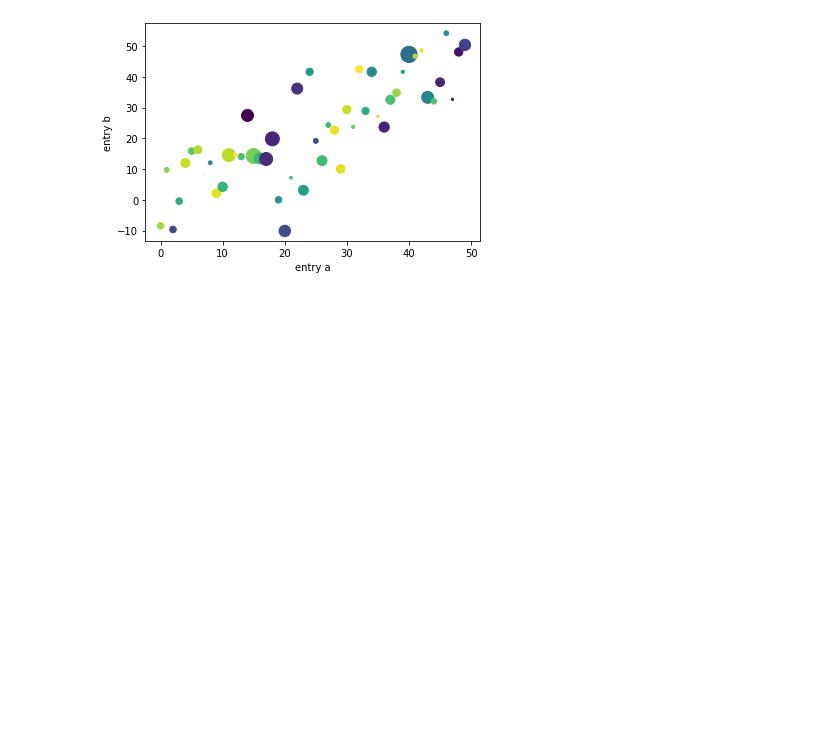
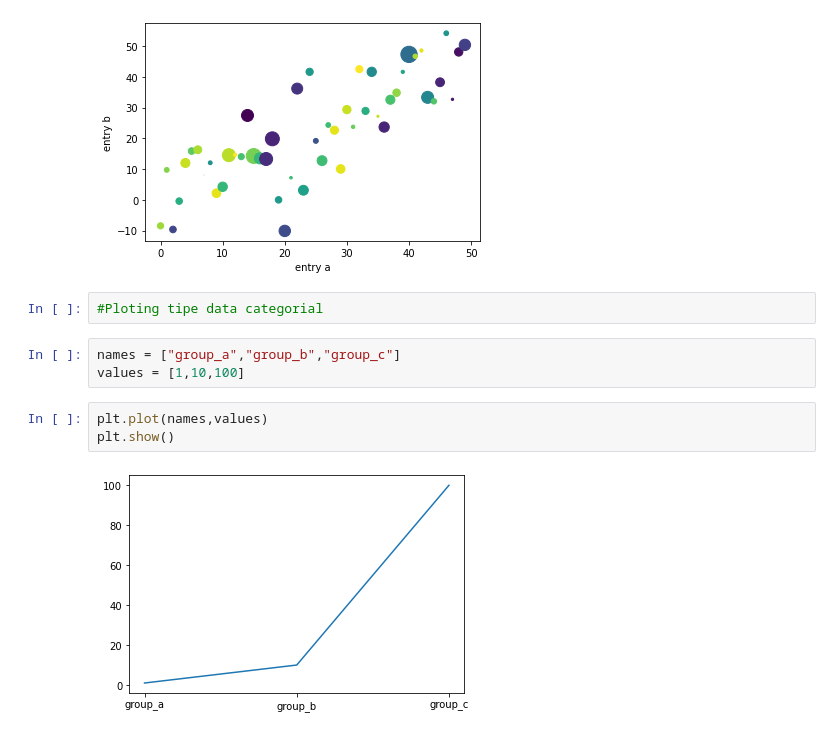
Before and after one commit to AxelChristian/matplotlib, a Jupyter notebook: 02_Pengenalan_pyplot.ipynb, the cells around one changed output. Saved outputs shown, nothing was run; the diff lists cells and outputs as text; blank space fills up the shorter version.

```diff
--- a/02_Pengenalan_pyplot.ipynb
+++ b/02_Pengenalan_pyplot.ipynb
@@ -100,3 +100,13 @@ plt.ylabel("entry b")
 plt.show()
 # %% [output]
 [figure]
+# %%
+#Ploting tipe data categorial
+# %%
+names = ["group_a","group_b","group_c"]
+values = [1,10,100]
+# %%
+plt.plot(names,values)
+plt.show()
+# %% [output]
+[figure, added]
```
Also changed, not shown: parts of 2 cells of this notebook.
